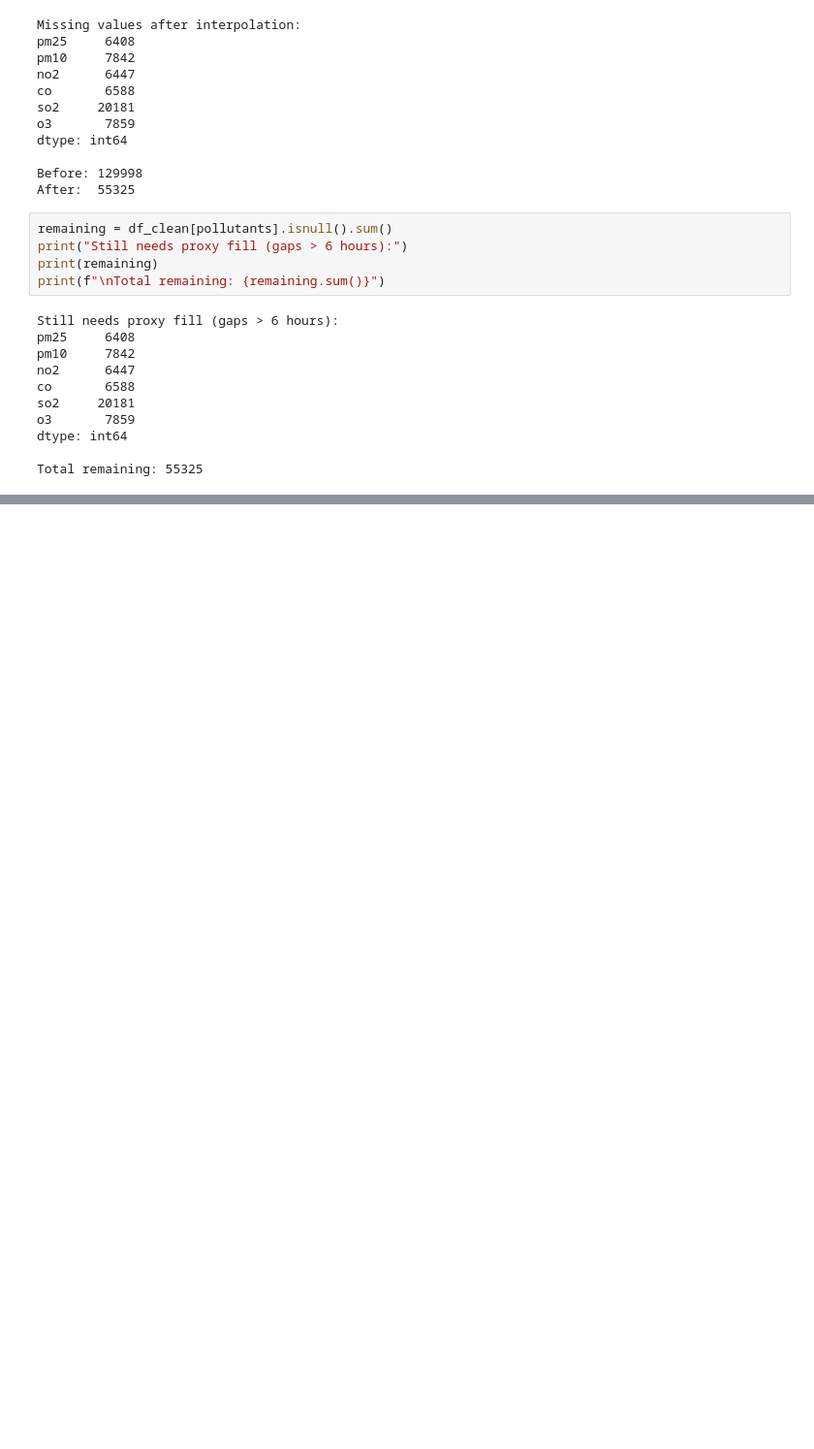
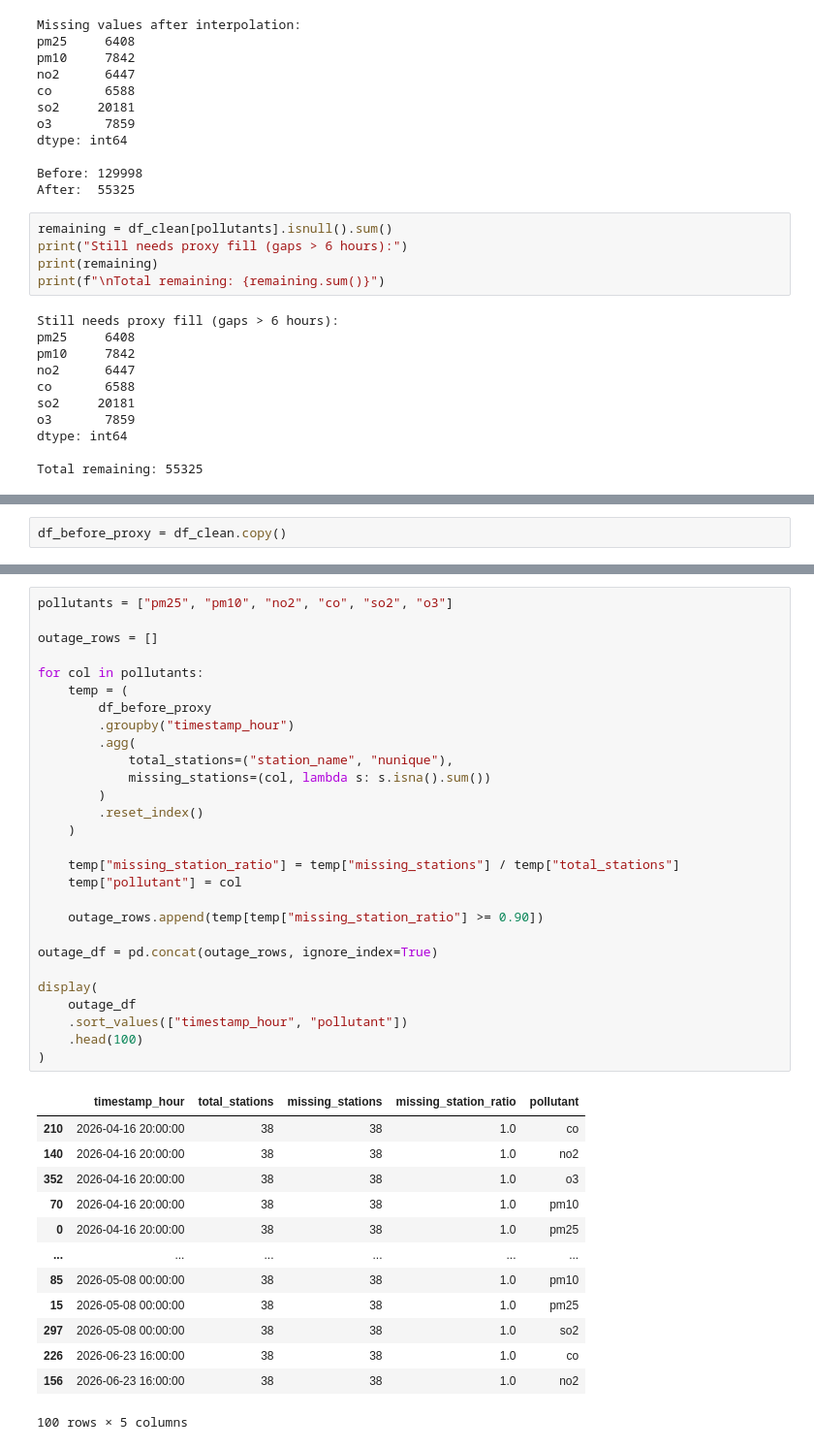
Before and after one commit to sakshamranjan8/ClearTrace, a Jupyter notebook: notebooks/cleaningbasedonEDAFindings.ipynb, the cells around one changed output, grey strips where cells are left out. Shown at 97% size. Drawn from its saved outputs; the diff is of its cells as text; blank space fills up the shorter version.

```diff
--- a/notebooks/cleaningbasedonEDAFindings.ipynb
+++ b/notebooks/cleaningbasedonEDAFindings.ipynb
@@ -128,0 +424,2 @@ Total remaining: 55325
+# %%
+df_before_proxy = df_clean.copy()
@@ -128,0 +470,42 @@ Total remaining: 55325
+# %%
+pollutants = ["pm25", "pm10", "no2", "co", "so2", "o3"]
+
+outage_rows = []
+
+for col in pollutants:
+    temp = (
+        df_before_proxy
+        .groupby("timestamp_hour")
+        .agg(
+            total_stations=("station_name", "nunique"),
+            missing_stations=(col, lambda s: s.isna().sum())
+        )
+        .reset_index()
+    )
+
+    temp["missing_station_ratio"] = temp["missing_stations"] / temp["total_stations"]
+    temp["pollutant"] = col
+
+    outage_rows.append(temp[temp["missing_station_ratio"] >= 0.90])
+
+outage_df = pd.concat(outage_rows, ignore_index=True)
+
+display(
+    outage_df
+    .sort_values(["timestamp_hour", "pollutant"])
+    .head(100)
+)
+# %% [output]
+|  | timestamp_hour | total_stations | missing_stations | missing_station_ratio | pollutant |
+| 210 | 2026-04-16 20:00:00 | 38 | 38 | 1.0 | co |
+| 140 | 2026-04-16 20:00:00 | 38 | 38 | 1.0 | no2 |
+| 352 | 2026-04-16 20:00:00 | 38 | 38 | 1.0 | o3 |
+| 70 | 2026-04-16 20:00:00 | 38 | 38 | 1.0 | pm10 |
+| 0 | 2026-04-16 20:00:00 | 38 | 38 | 1.0 | pm25 |
+| ... | ... | ... | ... | ... | ... |
+| 85 | 2026-05-08 00:00:00 | 38 | 38 | 1.0 | pm10 |
+| 15 | 2026-05-08 00:00:00 | 38 | 38 | 1.0 | pm25 |
+| 297 | 2026-05-08 00:00:00 | 38 | 38 | 1.0 | so2 |
+| 226 | 2026-06-23 16:00:00 | 38 | 38 | 1.0 | co |
+| 156 | 2026-06-23 16:00:00 | 38 | 38 | 1.0 | no2 |
+100 rows × 5 columns
```
Also changed, not shown: parts of 17 cells of this notebook, 1 other file.
